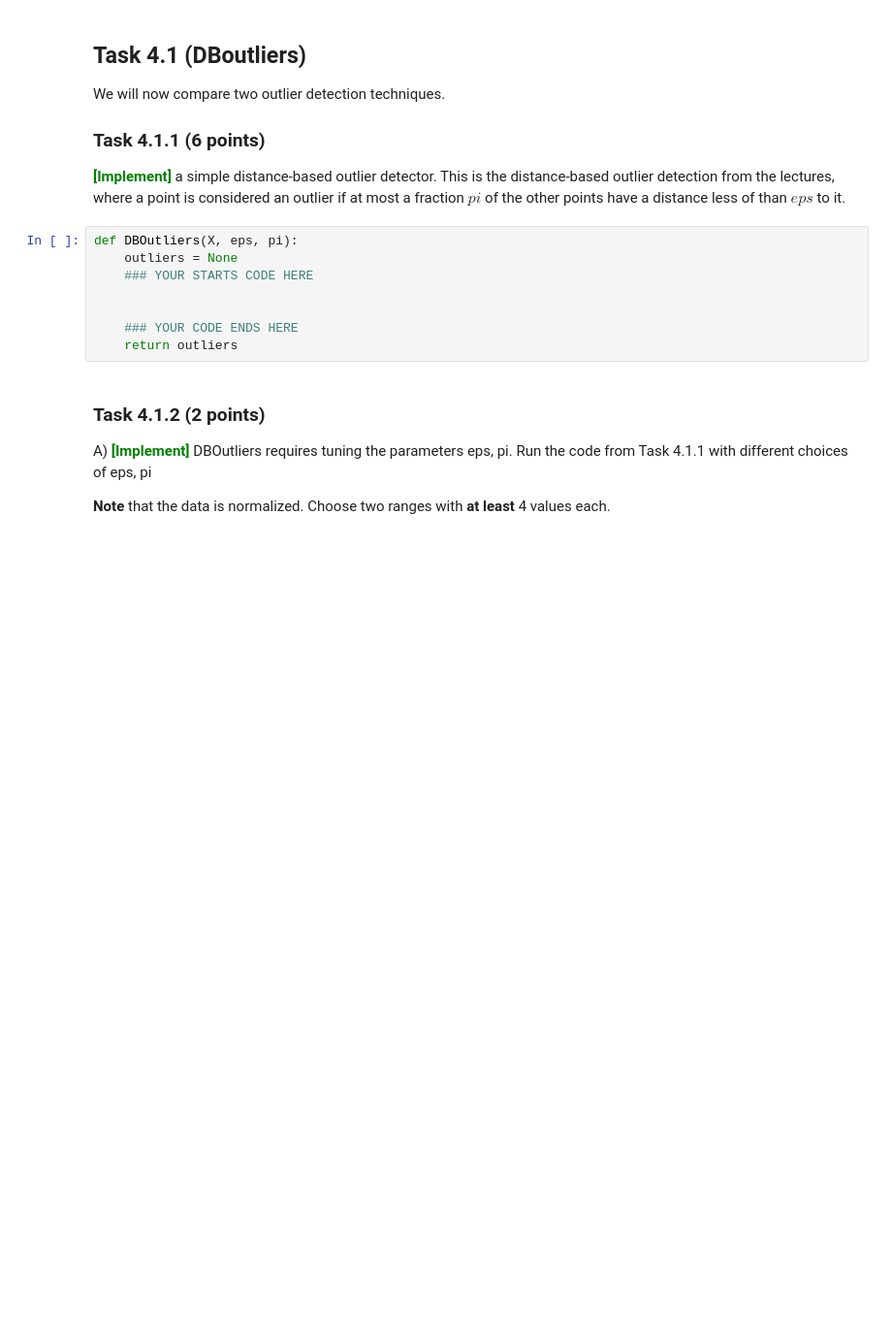
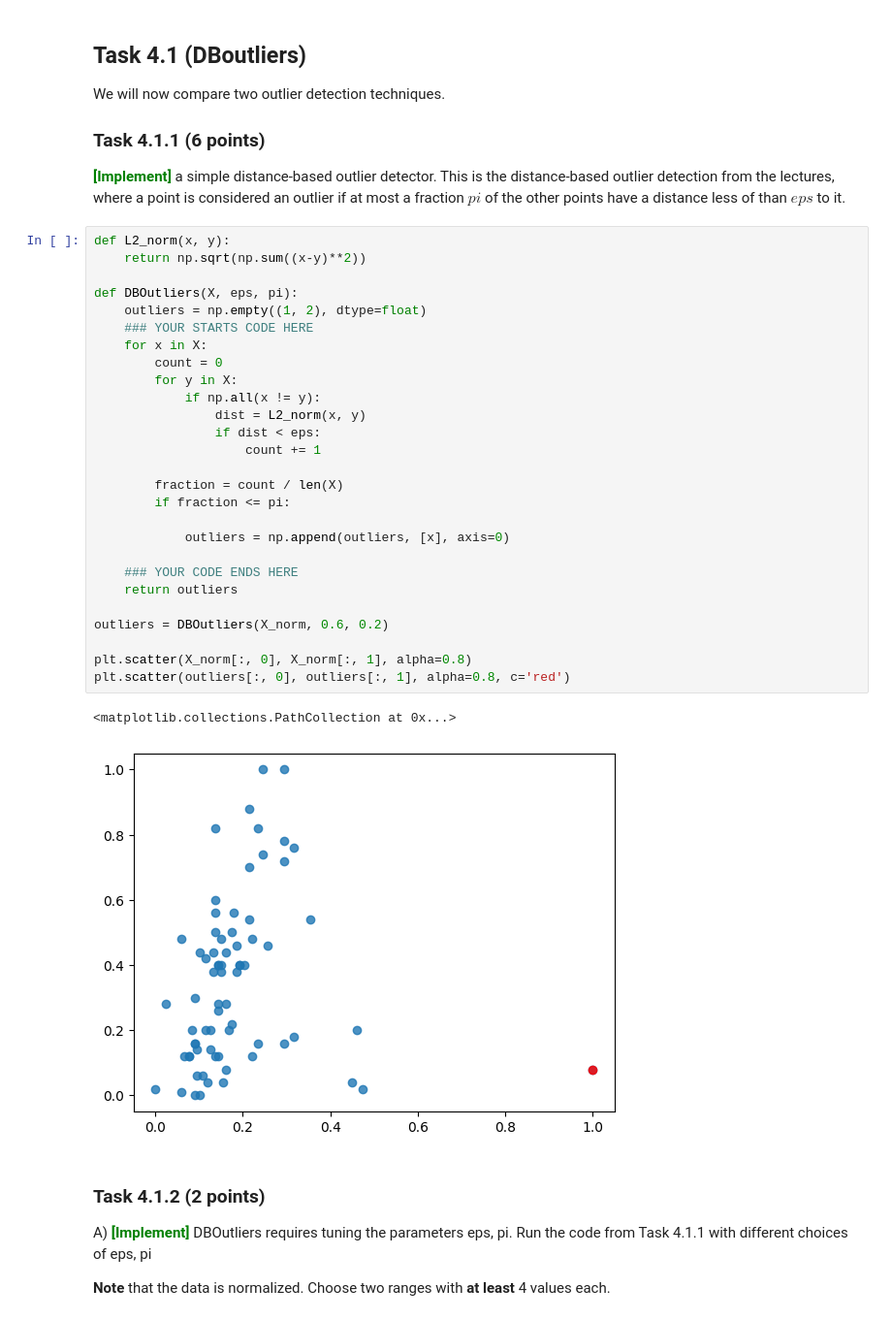
Before and after one commit to Joac1137/dm2023-exercises, a Jupyter notebook: handins/handin1.ipynb, the cells around one changed output. Shown at 97% size. Cells and saved outputs as stored; diff of their text form; blank space fills up the shorter version.

Commit message:
DBoutliers

```diff
--- a/handins/handin1.ipynb
+++ b/handins/handin1.ipynb
@@ -1154,13 +1157,35 @@ We will now compare two outlier detection techniques.
 ### Task 4.1.1 (6 points)
 <span style='color: green'>**\[Implement\]**</span> a simple distance-based outlier detector. This is the distance-based outlier detection from the lectures, where a point is considered an outlier if at most a fraction $pi$ of the other points have a distance less of than $eps$ to it.
 # %%
+def L2_norm(x, y):
+    return np.sqrt(np.sum((x-y)**2))
+
 def DBOutliers(X, eps, pi):
-    outliers = None
+    outliers = np.empty((1, 2), dtype=float)
     ### YOUR STARTS CODE HERE
+    for x in X:
+        count = 0
+        for y in X:
+            if np.all(x != y):
+                dist = L2_norm(x, y)
+                if dist < eps:
+                    count += 1
 
+        fraction = count / len(X)
+        if fraction <= pi:
+
+            outliers = np.append(outliers, [x], axis=0)
 
     ### YOUR CODE ENDS HERE
     return outliers
+
+outliers = DBOutliers(X_norm, 0.6, 0.2)
+
+plt.scatter(X_norm[:, 0], X_norm[:, 1], alpha=0.8)
+plt.scatter(outliers[:, 0], outliers[:, 1], alpha=0.8, c='red')
+# %% [output]
+<matplotlib.collections.PathCollection at 0x...>
+[figure, added]
 # %% [markdown]
 ### Task 4.1.2 (2 points)
 A) <span style='color: green'>**\[Implement\]**</span>
```
Also changed, not shown: parts of 1 cell of this notebook.
